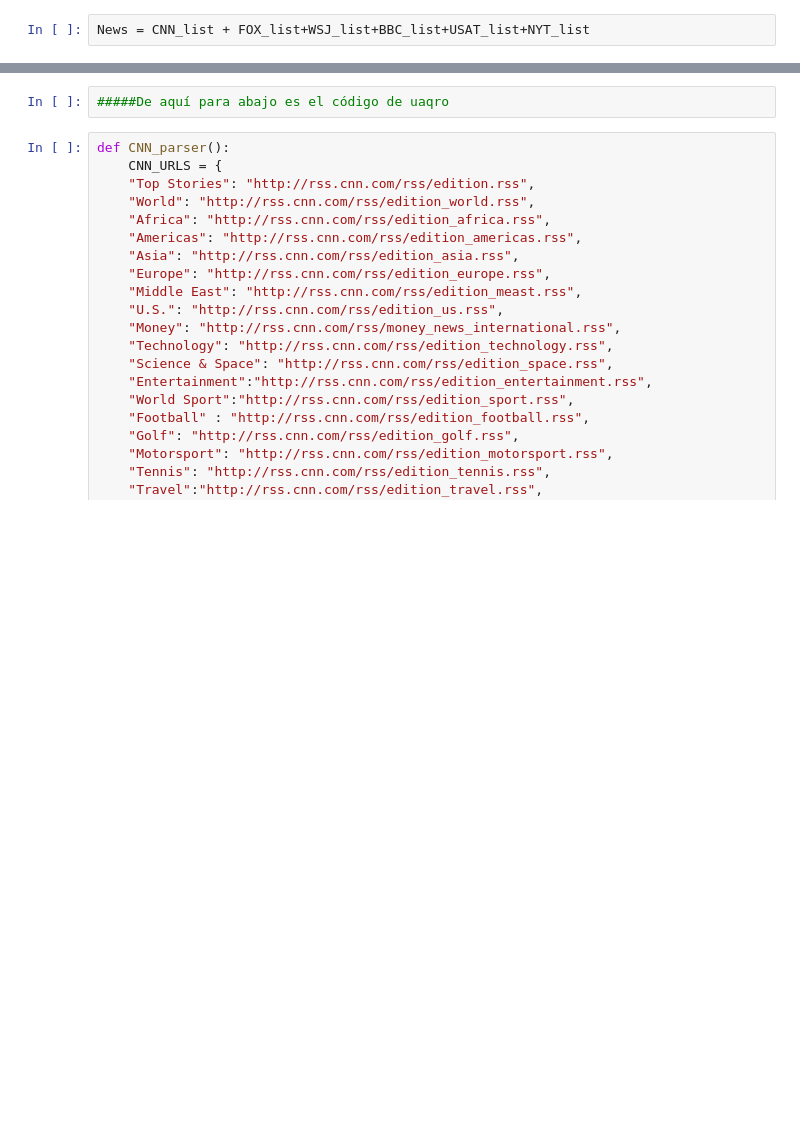
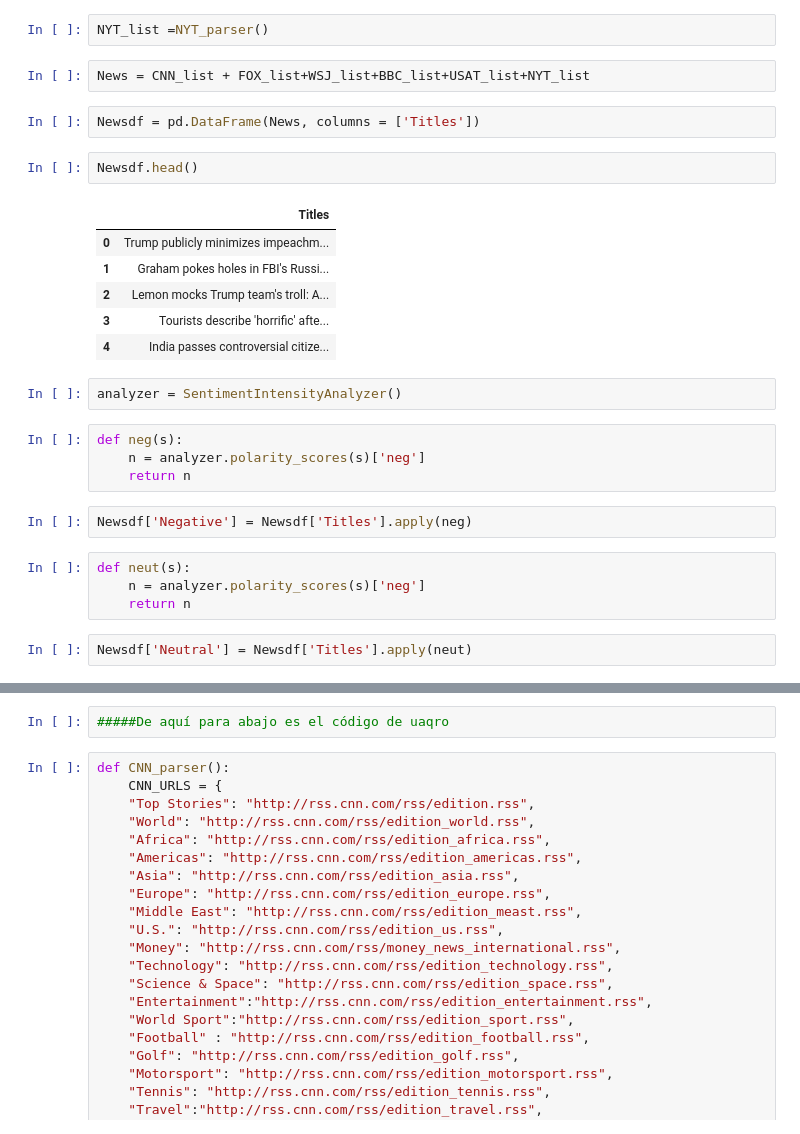
Before and after one commit to javier171188/final-project, a Jupyter notebook: escrapear.ipynb, the cells around one changed output, grey strips where cells are left out. Saved outputs shown, nothing was run; the diff lists cells and outputs as text; blank space fills up the shorter version.

```diff
--- a/escrapear.ipynb
+++ b/escrapear.ipynb
@@ -164,5 +198,32 @@ def NYT_parser():
 
     #print(temp.keys)
     return NYT_list
+# %%
+NYT_list =NYT_parser()
 # %%
 News = CNN_list + FOX_list+WSJ_list+BBC_list+USAT_list+NYT_list
+# %%
+Newsdf = pd.DataFrame(News, columns = ['Titles'])
+# %%
+Newsdf.head()
+# %% [output]
+|  | Titles |
+| 0 | Trump publicly minimizes impeachm... |
+| 1 | Graham pokes holes in FBI's Russi... |
+| 2 | Lemon mocks Trump team's troll: A... |
+| 3 | Tourists describe 'horrific' afte... |
+| 4 | India passes controversial citize... |
+# %%
+analyzer = SentimentIntensityAnalyzer()
+# %%
+def neg(s):
+    n = analyzer.polarity_scores(s)['neg']
+    return n
+# %%
+Newsdf['Negative'] = Newsdf['Titles'].apply(neg)
+# %%
+def neut(s):
+    n = analyzer.polarity_scores(s)['neg']
+    return n
+# %%
+Newsdf['Neutral'] = Newsdf['Titles'].apply(neut)
```
Also changed, not shown: parts of 24 cells of this notebook.
